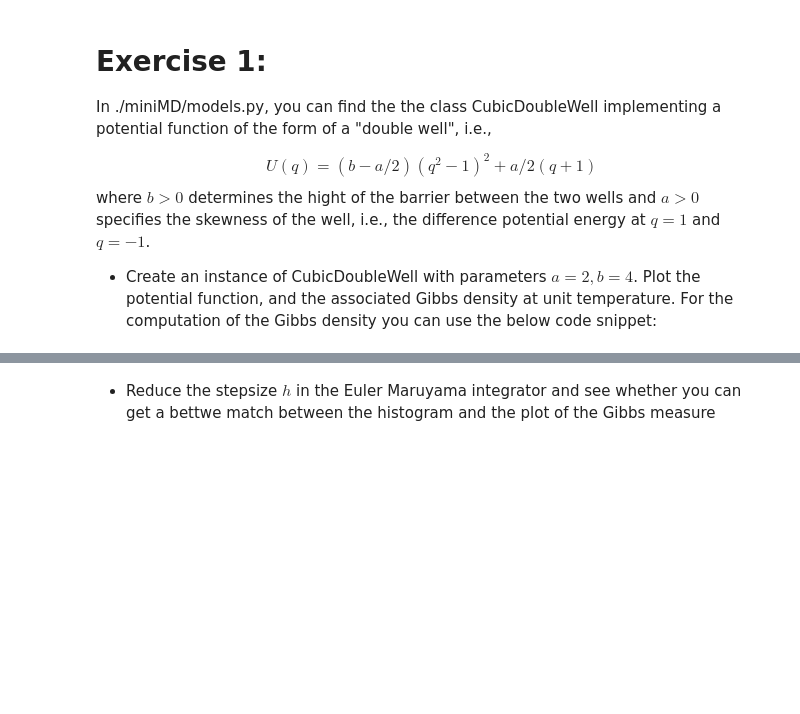
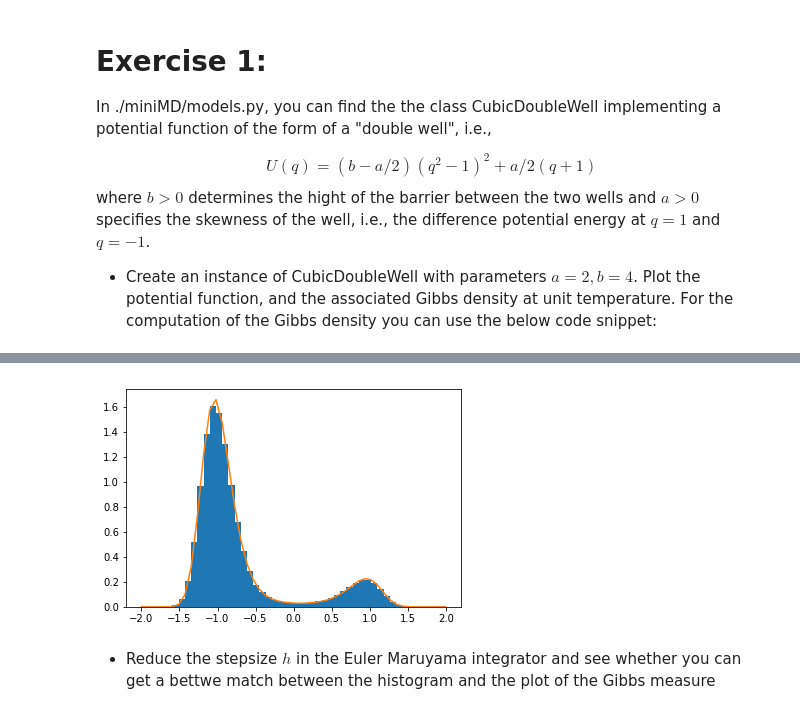
Before and after one commit to MatthiasSachs/BeijingSummerSchool, a Jupyter notebook: day3_exercises.ipynb, the cells around one changed output, grey strips where cells are left out. Cells and saved outputs as stored; diff of their text form; code cells hidden in the pictures; blank space fills up the shorter version.

```diff
--- a/day3_exercises.ipynb
+++ b/day3_exercises.ipynb
@@ -59,7 +91,12 @@ $$
 # %%
 fig,ax = plt.subplots()
 edges=np.linspace(-2,2,50,endpoint=True);
 ax.hist(op.traj_q, bins=edges, normed=True, label='Histogram')
+#x = np.linspace(-2,2,100)
+ax.plot(edges,gibbs(edges))
+plt.show()
+# %% [output]
+[figure, added]
 # %% [markdown]
 - Reduce the stepsize $h$ in the Euler Maruyama integrator and see whether you can get a bettwe match between the histogram and the plot of the Gibbs measure
 # %% [markdown]
```
Also changed, not shown: parts of 5 cells of this notebook, 8 other files.
